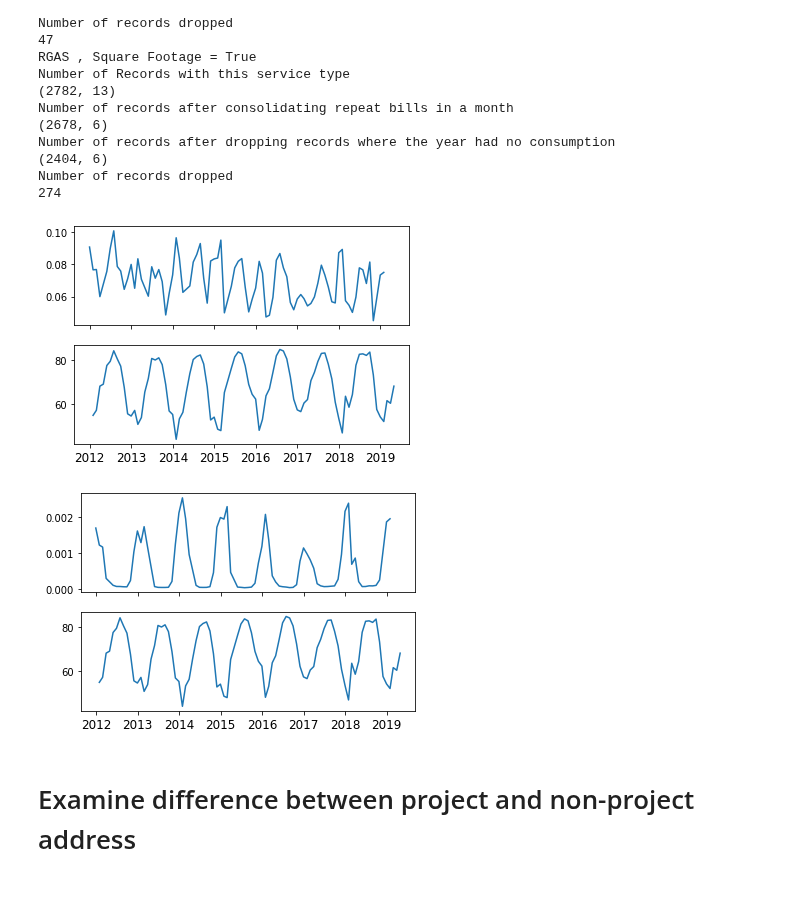
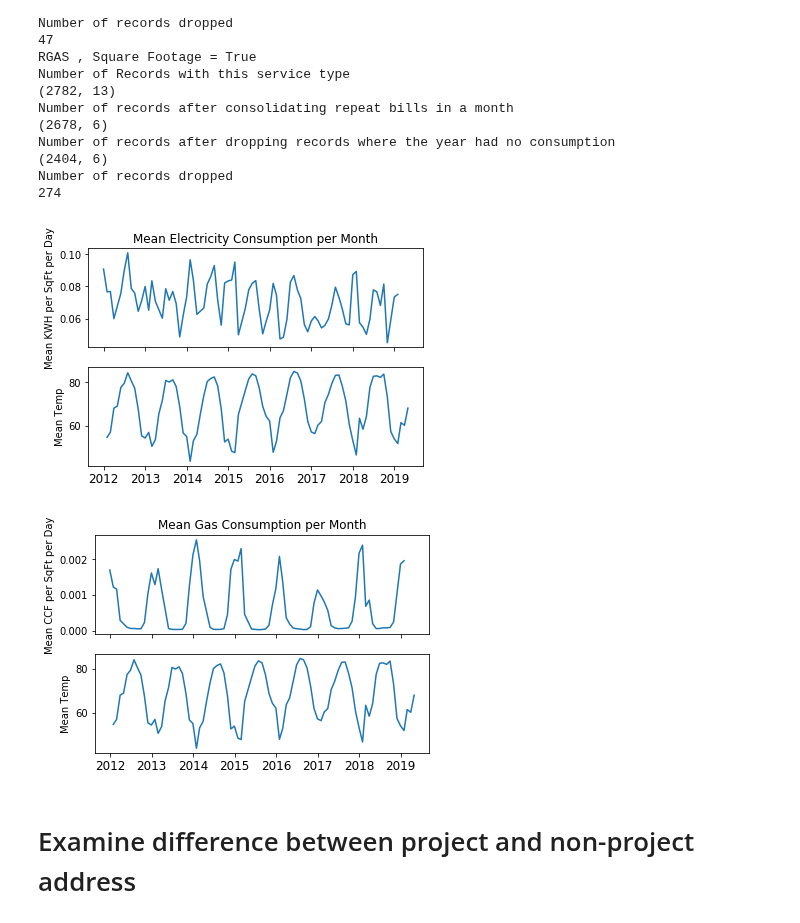
Before and after one commit to asensio-lab/albany-housing-analytics, a Jupyter notebook: Analysis/Investigate_Distribution.ipynb, the cells around one changed output. Cells and saved outputs as stored; diff of their text form; code cells hidden in the pictures; blank space fills up the shorter version.

```diff
--- a/Analysis/Investigate_Distribution.ipynb
+++ b/Analysis/Investigate_Distribution.ipynb
@@ -323,7 +347,8 @@ g_statsum = df_g[['Consumption_norm', 'YearShift', 'MonthShift']].groupby(by=['Y
 w0 = pd.read_csv("~/Dropbox/CDS-2019-AlbanyHub/ToDatabase/LCD_month.csv")
 w = w0.loc[w0['YEAR']>=2012, :].copy()
 # %%
-def create_plot(e, w):
+#Create a plot of energy versus weather, with the axes aligned
+def create_plot(e, w, serviceType):
 #     #Plottable date
 #     e = energy.copy()
 #     w = weather.copy()
@@ -332,7 +357,14 @@ def create_plot(e, w):
     ax1 = plt.subplot(211)
     plt.plot(e['DATE'], e['Consumption_norm'])
     plt.setp(ax1.get_xticklabels(), visible=False)
+    if serviceType == 'RELC':
+        plt.title('Mean Electricity Consumption per Month')
+        plt.ylabel("Mean KWH per SqFt per Day")
+    else:
+        plt.title('Mean Gas Consumption per Month')
+        plt.ylabel("Mean CCF per SqFt per Day")
     ax2 = plt.subplot(212, sharex=ax1)
     plt.plot(w['DATE2'], w['MonthlyMeanTemperature'])
     plt.setp(ax2.get_xticklabels(),fontsize=12)
+    plt.ylabel("Mean Temp")
     plt.show()
@@ -379,13 +413,13 @@ he_statsum = df_he[['Consumption_norm', 'YearShift', 'MonthShift']].groupby(by=[
 hg_mean = df_hg[['Consumption_norm', 'YearShift', 'MonthShift']].groupby(by=['YearShift', 'MonthShift']).mean().reset_index(level=[0,1])
 hg_statsum = df_hg[['Consumption_norm', 'YearShift', 'MonthShift']].groupby(by=['YearShift', 'MonthShift']).describe()
 # %%
-create_plot(he_mean, w)
+create_plot(he_mean, w, 'RELC')
 # %% [output]
-[figure, old version]
+[figure, new version]
 # %%
-create_plot(hg_mean, w)
+create_plot(hg_mean, w, 'RGAS')
 # %% [output]
-[figure, old version]
+[figure, new version]
 # %%
 e_mean.to_csv('/home/mirabel/Documents/cds/means/elec_residential.csv', index=False)
 g_mean.to_csv('/home/mirabel/Documents/cds/means/gas_residential.csv', index=False)
```
Also changed, not shown: parts of 22 cells of this notebook, 8 other files.
